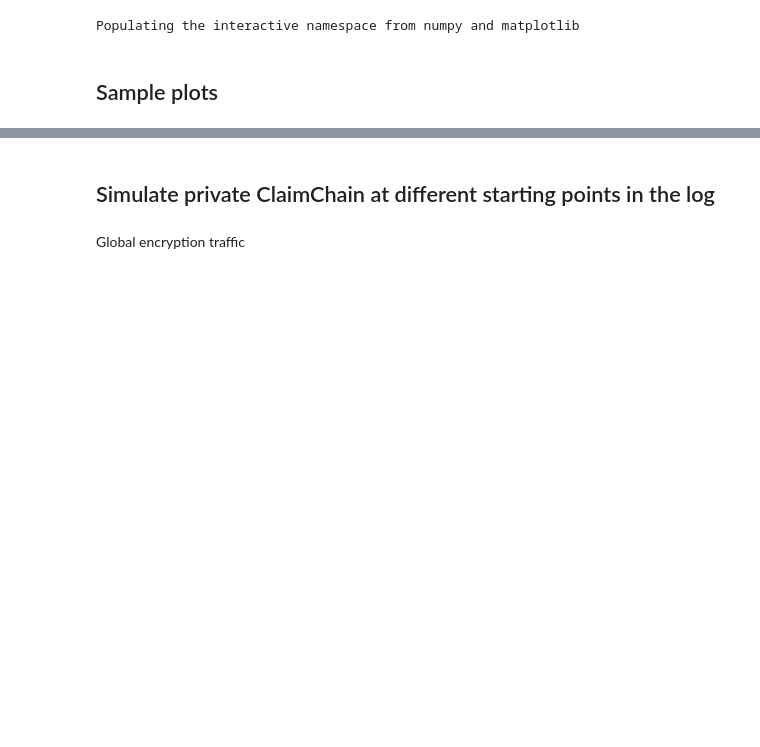
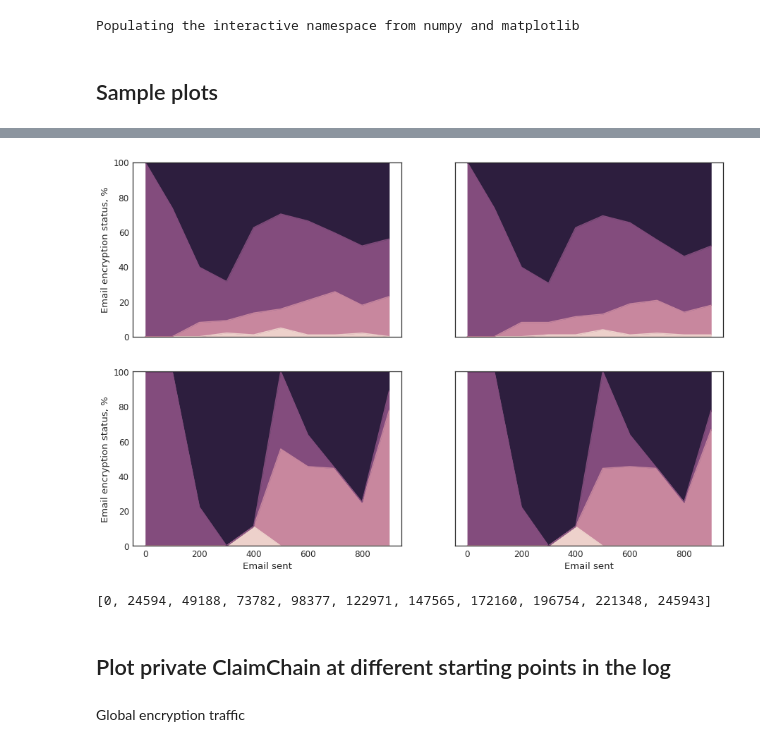
Before and after one commit to claimchain/claimchain-simulations, a Jupyter notebook: notebooks/run_scenarios.ipynb, the cells around one changed output, grey strips where cells are left out. Saved outputs shown, nothing was run; the diff lists cells and outputs as text; code cells hidden in the pictures; blank space fills up the shorter version.

Commit message:
Update the visualizations

```diff
--- a/notebooks/run_scenarios.ipynb
+++ b/notebooks/run_scenarios.ipynb
@@ -34,8 +34,10 @@ social_graph = pickle.load(open(parsed_logs_folder + "social.pkl", "rb"))
 enron_log = pickle.load(open(parsed_logs_folder + "replay_log.pkl", "rb"))
 LOG_SIZE = len(enron_log)
 # %%
-dynamic_private_setting = AgentSettings(key_update_every_nb_sent_emails=None, key_update_every_nb_days=5)
-dynamic_public_setting = AgentSettings(key_update_every_nb_sent_emails=None, key_update_every_nb_days=5,
-                                       introduction_policy=public_contacts_policy)
+dynamic_private_setting = AgentSettings(
+    key_update_every_nb_sent_emails=None, key_update_every_nb_days=90)
+dynamic_public_setting = AgentSettings(
+    key_update_every_nb_sent_emails=None, key_update_every_nb_days=90,
+    introduction_policy=public_contacts_policy)
 # %% [markdown]
 ## Sample plots
@@ -116,8 +212,4 @@ def visualize_encryption_status_history(title, enc_status_data, link_status_data
 # %%
 with dynamic_public_setting.as_default():
     context = Context(enron_log[0:1000], social_graph=social_graph)
-    public_report = simulate_claimchain(context)
-
-with dynamic_private_setting.as_default():
-    context = Context(enron_log[0:1000], social_graph=social_graph)
-    private_report = simulate_claimchain(context)
+    public_report = simulate_claimchain(context, pbar=tqdm_notebook)
@@ -123,0 +223,4 @@ with dynamic_private_setting.as_default():
+# %%
+with dynamic_private_setting.as_default():
+    context = Context(enron_log[0:1000], social_graph=social_graph)
+    private_report = simulate_claimchain(context, pbar=tqdm_notebook)
@@ -124,32 +234,38 @@ with dynamic_private_setting.as_default():
 # %%
 fig, axes = plt.subplots(nrows=2, ncols=2, sharex=True, sharey=True)
 batch_size = 100
 
-visualize_encryption_status_history('Public ClaimChain',
-                                    public_report.encryption_status_data,
-                                    public_report.link_status_data,
-                                    batch_size=batch_size,
-                                    ax=axes[0][0])
+visualize_encryption_status_history(
+    'Public ClaimChain',
+    public_report.encryption_status_data,
+    public_report.link_status_data,
+    batch_size=batch_size,
+    ax=axes[0][0])
 
-visualize_encryption_status_history('Private ClaimChain',
-                                    private_report.encryption_status_data,
-                                    private_report.link_status_data,
-                                    batch_size=batch_size,
-                                    ax=axes[0][1])
+visualize_encryption_status_history(
+    'Private ClaimChain',
+    private_report.encryption_status_data,
+    private_report.link_status_data,
+    batch_size=batch_size,
+    ax=axes[0][1])
 
-visualize_encryption_status_history('Public ClaimChain (Userset only)',
-                                    public_report.encryption_status_data,
-                                    public_report.link_status_data,
-                                    public_report.participants_type_data == ParticipantsTypes.userset,
-                                    batch_size=batch_size,
-                                    ax=axes[1][0])
+visualize_encryption_status_history(
+    'Public ClaimChain (Userset only)',
+    public_report.encryption_status_data,
+    public_report.link_status_data,
+    public_report.participants_type_data == ParticipantsTypes.userset,
+    batch_size=batch_size,
+    ax=axes[1][0])
 
-visualize_encryption_status_history('Private ClaimChain (Userset only)',
-                                    private_report.encryption_status_data,
-                                    private_report.link_status_data,
-                                    private_report.participants_type_data == ParticipantsTypes.userset,
-                                    batch_size=batch_size,
-                                    ax=axes[1][1])
+visualize_encryption_status_history(
+    'Private ClaimChain (Userset only)',
+    private_report.encryption_status_data,
+    private_report.link_status_data,
+    private_report.participants_type_data == ParticipantsTypes.userset,
+    batch_size=batch_size,
+    ax=axes[1][1])
 
 fig.set_figwidth(15)
 fig.set_figheight(10)
+# %% [output]
+[figure, added]
@@ -156,2 +276,8 @@ fig.set_figheight(10)
+# %%
+breakpoints = [int(i) for i in np.linspace(0, LOG_SIZE, 11)]
+breakpoints = breakpoints[:MAX_NUM_CHUNKS_TO_SIM + 1]
+breakpoints
+# %% [output]
+[0, 24594, 49188, 73782, 98377, 122971, 147565, 172160, 196754, 221348, 245943]
 # %% [markdown]
-## Simulate private ClaimChain at different starting points in the log
+## Plot private ClaimChain at different starting points in the log
```
Also changed, not shown: parts of 30 cells of this notebook, 10 other files.
